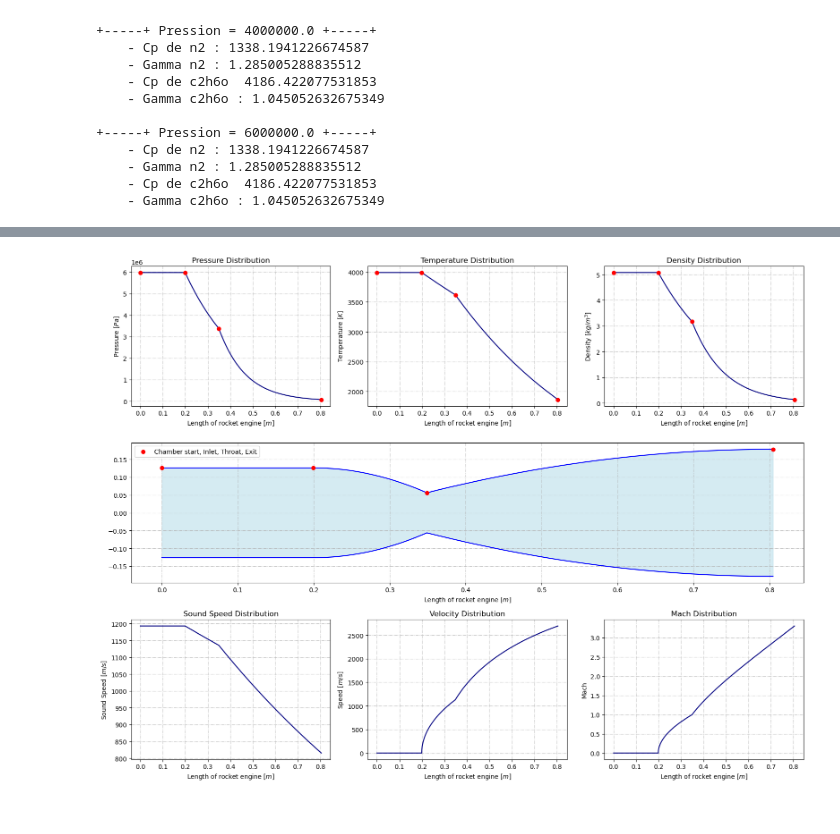
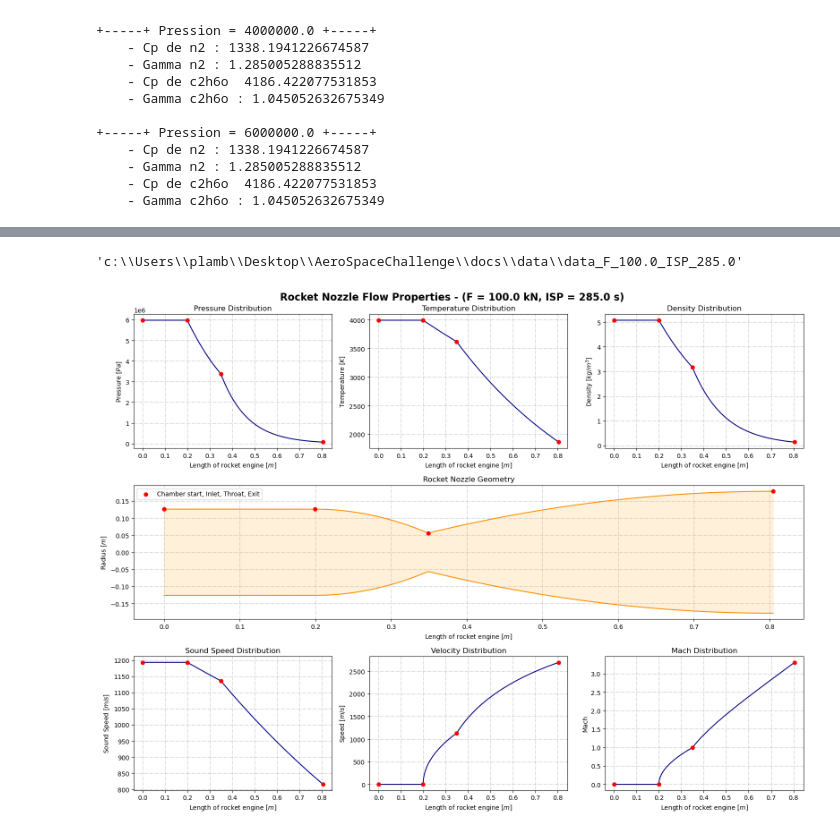
Before and after one commit to Defis-Aerospatial-Etudiant-ELISA-HDF/AeroSpaceChallenge, a Jupyter notebook: src/CombustionChamber_Nozzle.ipynb, the cells around one changed output, grey strips where cells are left out. Saved outputs shown, nothing was run; the diff lists cells and outputs as text; code cells hidden in the pictures.

Commit message:
Update README.md | generate flow properties

```diff
--- a/src/CombustionChamber_Nozzle.ipynb
+++ b/src/CombustionChamber_Nozzle.ipynb
@@ -438,3 +424,7 @@ Index(['Thrust', 'ISP', 'm_dot', 'Pression is Chambre',
+# %%
+target_repo
+# %% [output]
+'c:\\Users\\plamb\\Desktop\\AeroSpaceChallenge\\docs\\data\\data_F_100.0_ISP_285.0'
 # %%
 r_throat = 0.5 * target_DataFrame['Diamètre col'][idx]
 r_tuyere = 0.5 * target_DataFrame['Diamètre Tuyère'][idx]
@@ -477,6 +467,8 @@ key_r = [r_chamber, r_chamber, r_throat, r_tuyere]
 numPoint_cc = np.argmin(np.abs(x_vals_full_shifted - key_x[1]))
 numPoint_conv = np.argmin(np.abs(x_vals_full_shifted - key_x[2])) - numPoint_cc
 numPoint_div = np.argmin(np.abs(x_vals_full_shifted - key_x[3])) - numPoint_conv
+
+index = np.array([0, numPoint_cc, numPoint_cc + numPoint_conv, numPoint_cc + numPoint_conv + numPoint_div - 1])
 
 # +-----+ Pressure +-----+ #
 x_cc = np.linspace(key_x[0], key_x[1], numPoint_cc)
@@ -512,19 +504,16 @@ v_array = np.sqrt(2 * 1e3 * cp_reaction[0] * (y_temperature[0] - y_temperature))
 # +-----+ Mach +-----+ #
 Mach_array = v_array / a_array
 
-# === PLOT avec gridspec : 3 graphiques en haut, 1 grand en bas ===
 fig = plt.figure(figsize=(16, 12))
+fig.suptitle(f"Rocket Nozzle Flow Properties - (F = {thrust} kN, ISP = {isp} s)", fontsize=16, fontweight='bold')
 gs = gridspec.GridSpec(3, 3, height_ratios=[1, 1, 1])
 
-# Ligne 0 : 3 petits graphiques
 ax0 = fig.add_subplot(gs[0, 0])
 ax1 = fig.add_subplot(gs[0, 1])
 ax2 = fig.add_subplot(gs[0, 2])
 
-# Ligne 1 : 1 grand graphique sur 3 colonnes
 ax3 = fig.add_subplot(gs[1, :])
 
-# Ligne 2 : 2 graphiques sur les colonnes 0 et 1
 ax4 = fig.add_subplot(gs[2, 0])
 ax5 = fig.add_subplot(gs[2, 1])
 ax6 = fig.add_subplot(gs[2, 2])
@@ -554,37 +543,48 @@ ax2.set_ylabel(r"Density [$kg/m^3$]")
 ax2.set_title("Density Distribution")
 
 # --- Graphique 4 : Global Plot ---
-ax3.plot(x_vals_full_shifted, r_vals_full, color='blue')
-ax3.plot(x_vals_full_shifted, -r_vals_full, color='blue')
-ax3.fill_between(x_vals_full_shifted, -r_vals_full, r_vals_full, color='lightblue', alpha=0.5)
+ax3.plot(x_vals_full_shifted, r_vals_full, color='darkorange')
+ax3.plot(x_vals_full_shifted, -r_vals_full, color='darkorange')
+ax3.fill_between(x_vals_full_shifted, -r_vals_full, r_vals_full, color='moccasin', alpha=0.5)
 ax3.scatter(key_x, key_r, color='red', zorder=5, label='Chamber start, Inlet, Throat, Exit')
 ax3.set_xlabel(r"Length of rocket engine [$m$]")
+ax3.set_ylabel(r"Radius [$m$]")
+ax3.set_title("Rocket Nozzle Geometry")
 ax3.legend()
 
 # --- Graphique Sound Velocity ---
+a_sample = np.array([a_array[index[0]], a_array[index[1]], a_array[index[2]], a_array[index[3]]])
 ax4.plot(x_array, a_array, color='navy')
+ax4.scatter(key_x, a_sample, color='red', zorder=5)
 ax4.set_xlabel(r"Length of rocket engine [$m$]")
 ax4.set_ylabel(r"Sound Speed [$m/s$]")
 ax4.set_title("Sound Speed Distribution")
 
 # --- Graphique Velocity ---
+v_sample = np.array([v_array[index[0]], v_array[index[1]], v_array[index[2]], v_array[index[3]]])
 ax5.plot(x_array, v_array, color='navy')
+ax5.scatter(key_x, v_sample, color='red', zorder=5)
 ax5.set_xlabel(r"Length of rocket engine [$m$]")
 ax5.set_ylabel(r"Speed [$m/s$]")
 ax5.set_title("Velocity Distribution")
 
 # --- Graphique Sound Velocity ---
+Mach_sample = np.array([Mach_array[index[0]], Mach_array[index[1]], Mach_array[index[2]], Mach_array[index[3]]])
 ax6.plot(x_array, Mach_array, color='navy')
+ax6.scatter(key_x, Mach_sample, color='red', zorder=5)
 ax6.set_xlabel(r"Length of rocket engine [$m$]")
 ax6.set_ylabel(r"Mach")
 ax6.set_title("Mach Distribution")
 
-
-# Grilles
+# Grids
 for ax in [ax0, ax1, ax2, ax3, ax4, ax5, ax6]:
     ax.grid(True, linestyle='-.', alpha=0.75)
 
 plt.tight_layout()
+
+path_name = os.path.join(target_repo, 'FlowProperties.png')
+plt.savefig(path_name, dpi=300, transparent=False)
+
 plt.show()
 # %% [output]
-[figure, old version]
+[figure, new version]
```
Also changed, not shown: parts of 1 cell of this notebook, 2 other files.
